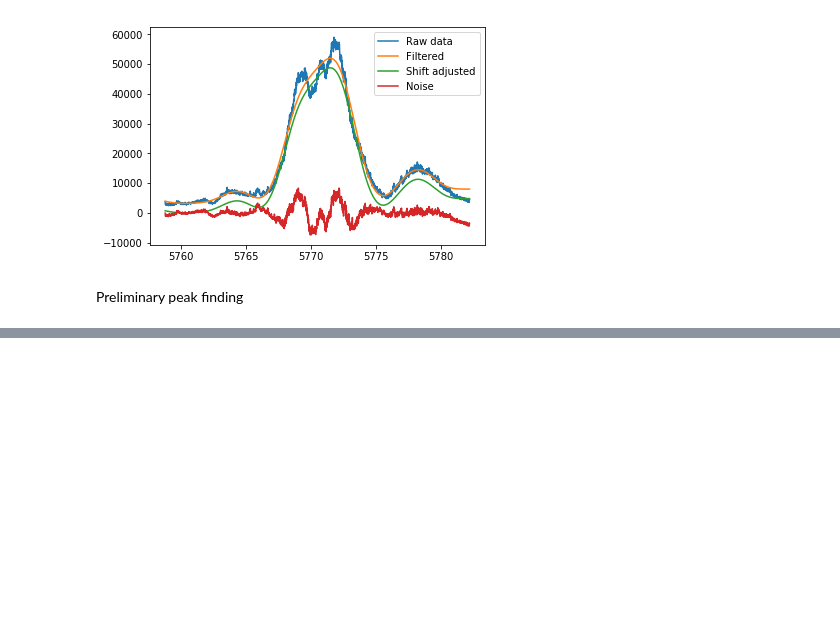
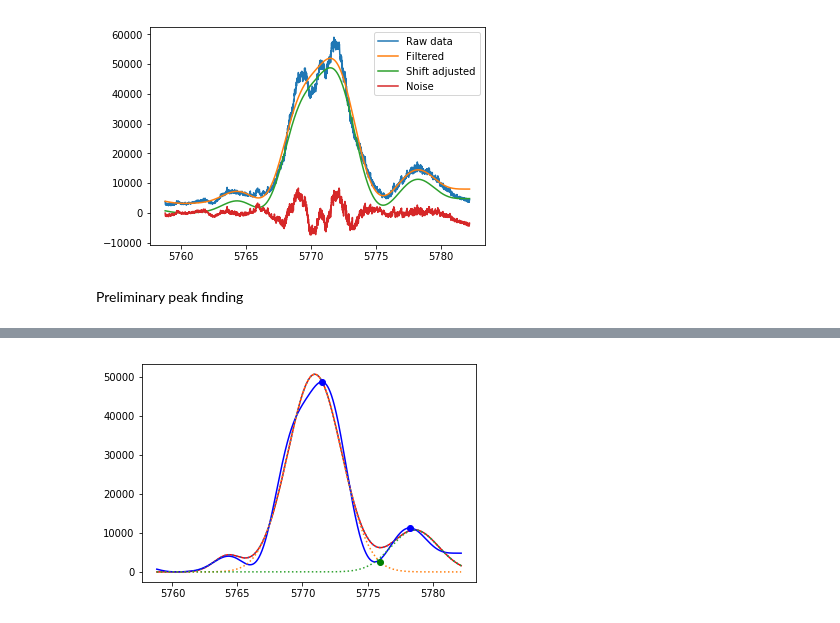
Before and after one commit to sara-sk/XFEL_Pulse_Duration, a Jupyter notebook: With objects.ipynb, the cells around one changed output, grey strips where cells are left out. Cells and saved outputs as stored; diff of their text form; code cells hidden in the pictures; blank space fills up the shorter version.

```diff
--- a/With objects.ipynb
+++ b/With objects.ipynb
@@ -249,0 +296,20 @@ Sigma of peak 2 :  1.8200702837247236
+# %%
+func = MaxMin(GaussAdd, lowpass(lowpassdata,lpcutoff).data())
+
+Maxes = func.getMaxes()
+realMins = func.getrealMins()
+mIndices = func.getmIndices()
+MaxIndices = func.getMaxIndices()
+
+
+
+plt.plot(photE,GaussAdd,"r-",label='Gaussian fit')
+plt.plot(photE,lowpass(lowpassdata,lpcutoff).data()[:,1],"b-", label='Lowpass filter')
+for i in range(n):
+    plt.plot(photE,gaussResults[i,:],":", label='Indiv. Gaussian')
+for k in range(len(Maxes)):
+    plt.plot(MaxIndices[k],Maxes[k],'bo')
+for j in range(len(realMins)):
+    plt.plot(mIndices[j],realMins[j],'go')
+# %% [output]
+[figure, added]
```
Also changed, not shown: parts of 7 cells of this notebook.
